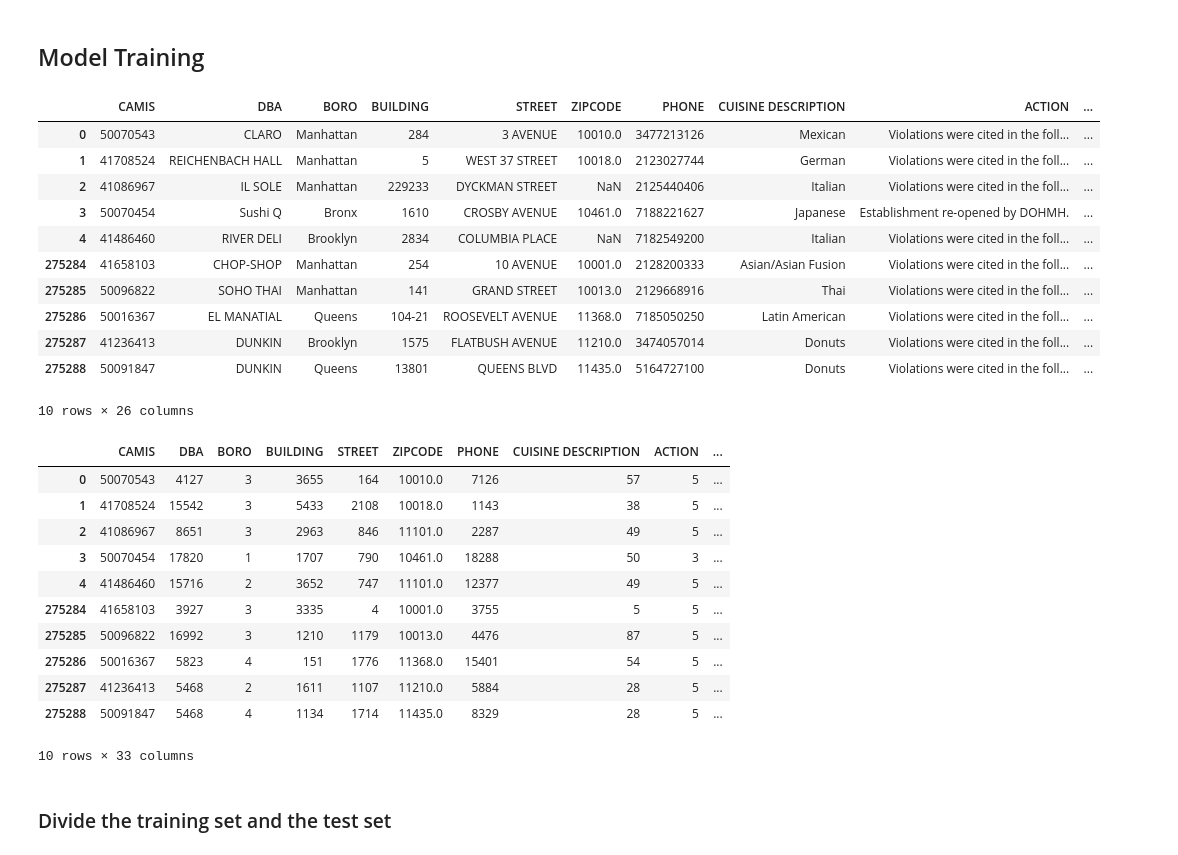
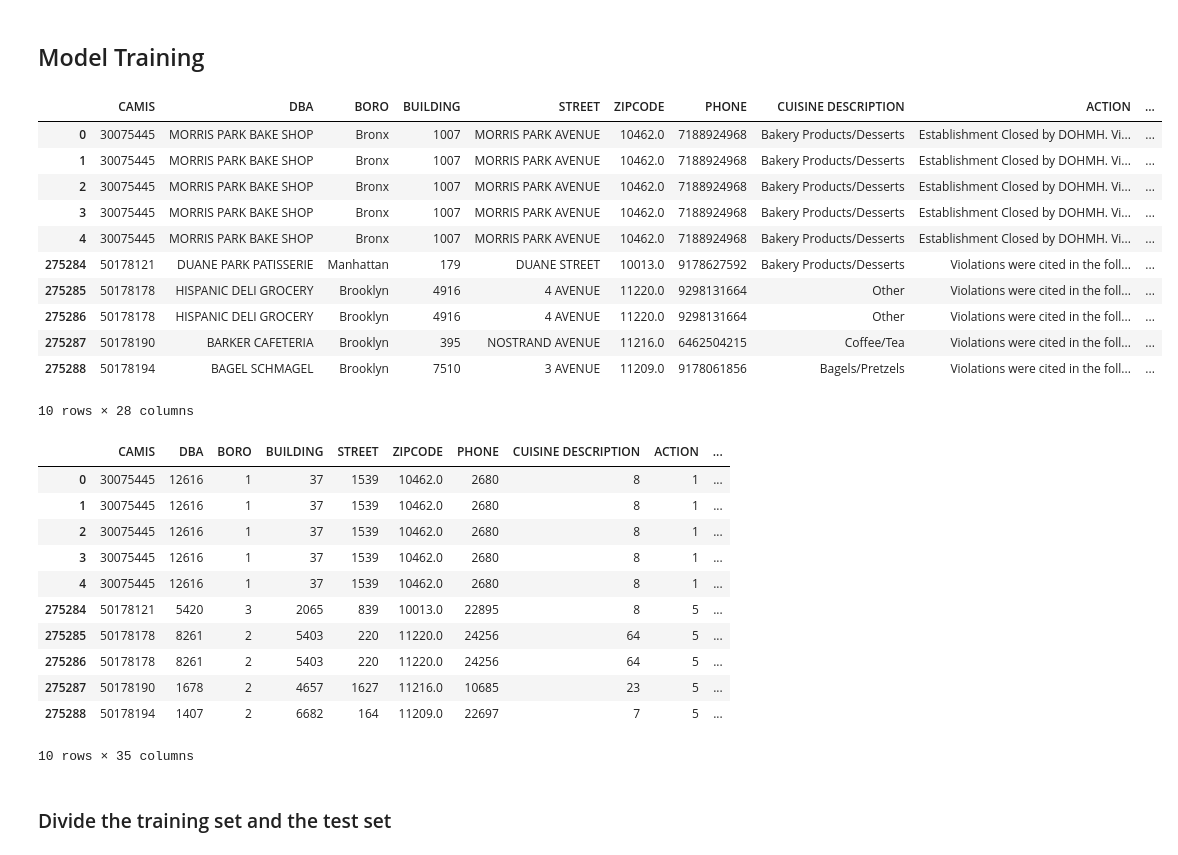
Before and after one commit to Mmmx09/Model-training---DOHMH-New-York-City-Restaurants-inspection-result, a Jupyter notebook: Random forest model.ipynb, the cells around one changed output. Drawn from its saved outputs; the diff is of its cells as text; code cells hidden in the pictures.

```diff
--- a/Random forest model.ipynb
+++ b/Random forest model.ipynb
@@ -23,38 +24,38 @@ from matplotlib import pyplot as plt
 
 from eclyon.transforms import process_df, split_vals
 # %%
-df = pd.read_csv('cleaned_restaurant_inspection_data_2.csv')
+df = pd.read_csv('cleaned_restaurant_inspection_data_3.csv')
 pd.concat([df.head(), df.tail()])
 # %% [output]
 |  | CAMIS | DBA | BORO | BUILDING | STREET | ZIPCODE | PHONE | CUISINE DESCRIPTION | ACTION | ... |
-| 0 | 50070543 | CLARO | Manhattan | 284 | 3 AVENUE | 10010.0 | 3477213126 | Mexican | Violations were cited in the foll... | ... |
-| 1 | 41708524 | REICHENBACH HALL | Manhattan | 5 | WEST 37 STREET | 10018.0 | 2123027744 | German | Violations were cited in the foll... | ... |
-| 2 | 41086967 | IL SOLE | Manhattan | 229233 | DYCKMAN STREET | NaN | 2125440406 | Italian | Violations were cited in the foll... | ... |
-| 3 | 50070454 | Sushi Q | Bronx | 1610 | CROSBY AVENUE | 10461.0 | 7188221627 | Japanese | Establishment re-opened by DOHMH. | ... |
-| 4 | 41486460 | RIVER DELI | Brooklyn | 2834 | COLUMBIA PLACE | NaN | 7182549200 | Italian | Violations were cited in the foll... | ... |
-| 275284 | 41658103 | CHOP-SHOP | Manhattan | 254 | 10 AVENUE | 10001.0 | 2128200333 | Asian/Asian Fusion | Violations were cited in the foll... | ... |
-| 275285 | 50096822 | SOHO THAI | Manhattan | 141 | GRAND STREET | 10013.0 | 2129668916 | Thai | Violations were cited in the foll... | ... |
-| 275286 | 50016367 | EL MANATIAL | Queens | 104-21 | ROOSEVELT AVENUE | 11368.0 | 7185050250 | Latin American | Violations were cited in the foll... | ... |
-| 275287 | 41236413 | DUNKIN | Brooklyn | 1575 | FLATBUSH AVENUE | 11210.0 | 3474057014 | Donuts | Violations were cited in the foll... | ... |
-| 275288 | 50091847 | DUNKIN | Queens | 13801 | QUEENS BLVD | 11435.0 | 5164727100 | Donuts | Violations were cited in the foll... | ... |
+| 0 | 30075445 | MORRIS PARK BAKE SHOP | Bronx | 1007 | MORRIS PARK AVENUE | 10462.0 | 7188924968 | Bakery Products/Desserts | Establishment Closed by DOHMH. Vi... | ... |
+| 1 | 30075445 | MORRIS PARK BAKE SHOP | Bronx | 1007 | MORRIS PARK AVENUE | 10462.0 | 7188924968 | Bakery Products/Desserts | Establishment Closed by DOHMH. Vi... | ... |
+| 2 | 30075445 | MORRIS PARK BAKE SHOP | Bronx | 1007 | MORRIS PARK AVENUE | 10462.0 | 7188924968 | Bakery Products/Desserts | Establishment Closed by DOHMH. Vi... | ... |
+| 3 | 30075445 | MORRIS PARK BAKE SHOP | Bronx | 1007 | MORRIS PARK AVENUE | 10462.0 | 7188924968 | Bakery Products/Desserts | Establishment Closed by DOHMH. Vi... | ... |
+| 4 | 30075445 | MORRIS PARK BAKE SHOP | Bronx | 1007 | MORRIS PARK AVENUE | 10462.0 | 7188924968 | Bakery Products/Desserts | Establishment Closed by DOHMH. Vi... | ... |
+| 275284 | 50178121 | DUANE PARK PATISSERIE | Manhattan | 179 | DUANE STREET | 10013.0 | 9178627592 | Bakery Products/Desserts | Violations were cited in the foll... | ... |
+| 275285 | 50178178 | HISPANIC DELI GROCERY | Brooklyn | 4916 | 4 AVENUE | 11220.0 | 9298131664 | Other | Violations were cited in the foll... | ... |
+| 275286 | 50178178 | HISPANIC DELI GROCERY | Brooklyn | 4916 | 4 AVENUE | 11220.0 | 9298131664 | Other | Violations were cited in the foll... | ... |
+| 275287 | 50178190 | BARKER CAFETERIA | Brooklyn | 395 | NOSTRAND AVENUE | 11216.0 | 6462504215 | Coffee/Tea | Violations were cited in the foll... | ... |
+| 275288 | 50178194 | BAGEL SCHMAGEL | Brooklyn | 7510 | 3 AVENUE | 11209.0 | 9178061856 | Bagels/Pretzels | Violations were cited in the foll... | ... |
-10 rows × 26 columns
+10 rows × 28 columns
 # %%
 X, y, nas = process_df(df, y_field = 'SCORE')
 # %%
 pd.concat([X.head(), X.tail()])
 # %% [output]
 |  | CAMIS | DBA | BORO | BUILDING | STREET | ZIPCODE | PHONE | CUISINE DESCRIPTION | ACTION | ... |
-| 0 | 50070543 | 4127 | 3 | 3655 | 164 | 10010.0 | 7126 | 57 | 5 | ... |
-| 1 | 41708524 | 15542 | 3 | 5433 | 2108 | 10018.0 | 1143 | 38 | 5 | ... |
-| 2 | 41086967 | 8651 | 3 | 2963 | 846 | 11101.0 | 2287 | 49 | 5 | ... |
-| 3 | 50070454 | 17820 | 1 | 1707 | 790 | 10461.0 | 18288 | 50 | 3 | ... |
-| 4 | 41486460 | 15716 | 2 | 3652 | 747 | 11101.0 | 12377 | 49 | 5 | ... |
-| 275284 | 41658103 | 3927 | 3 | 3335 | 4 | 10001.0 | 3755 | 5 | 5 | ... |
-| 275285 | 50096822 | 16992 | 3 | 1210 | 1179 | 10013.0 | 4476 | 87 | 5 | ... |
-| 275286 | 50016367 | 5823 | 4 | 151 | 1776 | 11368.0 | 15401 | 54 | 5 | ... |
-| 275287 | 41236413 | 5468 | 2 | 1611 | 1107 | 11210.0 | 5884 | 28 | 5 | ... |
-| 275288 | 50091847 | 5468 | 4 | 1134 | 1714 | 11435.0 | 8329 | 28 | 5 | ... |
+| 0 | 30075445 | 12616 | 1 | 37 | 1539 | 10462.0 | 2680 | 8 | 1 | ... |
+| 1 | 30075445 | 12616 | 1 | 37 | 1539 | 10462.0 | 2680 | 8 | 1 | ... |
+| 2 | 30075445 | 12616 | 1 | 37 | 1539 | 10462.0 | 2680 | 8 | 1 | ... |
+| 3 | 30075445 | 12616 | 1 | 37 | 1539 | 10462.0 | 2680 | 8 | 1 | ... |
+| 4 | 30075445 | 12616 | 1 | 37 | 1539 | 10462.0 | 2680 | 8 | 1 | ... |
+| 275284 | 50178121 | 5420 | 3 | 2065 | 839 | 10013.0 | 22895 | 8 | 5 | ... |
+| 275285 | 50178178 | 8261 | 2 | 5403 | 220 | 11220.0 | 24256 | 64 | 5 | ... |
+| 275286 | 50178178 | 8261 | 2 | 5403 | 220 | 11220.0 | 24256 | 64 | 5 | ... |
+| 275287 | 50178190 | 1678 | 2 | 4657 | 1627 | 11216.0 | 10685 | 23 | 5 | ... |
+| 275288 | 50178194 | 1407 | 2 | 6682 | 164 | 11209.0 | 22697 | 7 | 5 | ... |
-10 rows × 33 columns
+10 rows × 35 columns
 # %% [markdown]
 ### Divide the training set and the test set
 # %%
```
Also changed, not shown: parts of 14 cells of this notebook, 1 other file.
